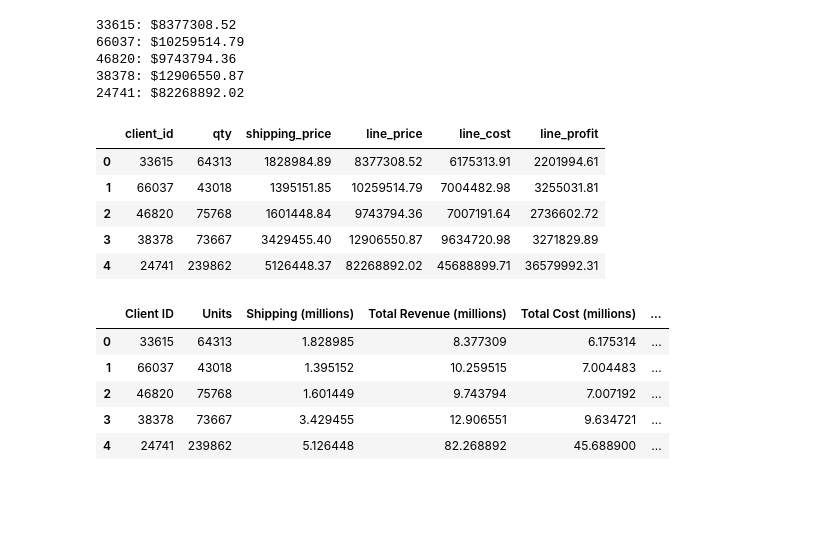
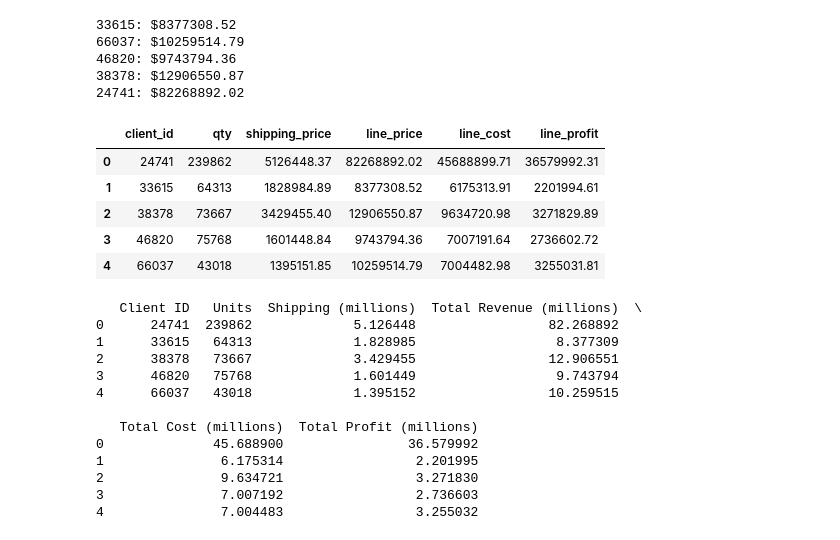
Before and after one commit to roddarakesh/-pandas-challenge-1, a Jupyter notebook: wholesale_data_analysis_starter_code.ipynb, the cells around one changed output. Saved outputs shown, nothing was run; the diff lists cells and outputs as text; code cells hidden in the pictures; blank space fills up the shorter version.

```diff
--- a/wholesale_data_analysis_starter_code.ipynb
+++ b/wholesale_data_analysis_starter_code.ipynb
@@ -98,6 +90,6 @@ Name: count, dtype: int64
 # %%
 # Store the client ids of those top 5 clients in a list.
-list = df['client_id'].value_counts().head(5).index.tolist()
-print(list)
+top_5_clients_list = df['client_id'].value_counts().head(5).index.tolist()
+print(top_5_clients_list)
 # %% [output]
 [33615, 66037, 46820, 38378, 24741]
@@ -197,32 +182,62 @@ Use the new columns with confirmed values to find the following information.
 # %%
 # Create a summary DataFrame showing the totals for the for the top 5 clients with the following information:
 # total units purchased, total shipping price, total revenue, and total profit.
+summary_df = df.groupby('client_id').agg(
+    qty=('qty', 'sum'),
+    shipping_price=('shipping_price', 'sum'),
+    line_price=('line_price', 'sum'),
+    line_cost=('line_cost', 'sum'),
+    line_profit=('line_profit', 'sum')
+).reset_index()
+summary_df_top_5 = summary_df[summary_df['client_id'].isin(top_5_clients_list)].reset_index(drop=True)
+summary_df_top_5.head()
 # %% [output]
 |  | client_id | qty | shipping_price | line_price | line_cost | line_profit |
-| 0 | 33615 | 64313 | 1828984.89 | 8377308.52 | 6175313.91 | 2201994.61 |
-| 1 | 66037 | 43018 | 1395151.85 | 10259514.79 | 7004482.98 | 3255031.81 |
-| 2 | 46820 | 75768 | 1601448.84 | 9743794.36 | 7007191.64 | 2736602.72 |
-| 3 | 38378 | 73667 | 3429455.40 | 12906550.87 | 9634720.98 | 3271829.89 |
-| 4 | 24741 | 239862 | 5126448.37 | 82268892.02 | 45688899.71 | 36579992.31 |
+| 0 | 24741 | 239862 | 5126448.37 | 82268892.02 | 45688899.71 | 36579992.31 |
+| 1 | 33615 | 64313 | 1828984.89 | 8377308.52 | 6175313.91 | 2201994.61 |
+| 2 | 38378 | 73667 | 3429455.40 | 12906550.87 | 9634720.98 | 3271829.89 |
+| 3 | 46820 | 75768 | 1601448.84 | 9743794.36 | 7007191.64 | 2736602.72 |
+| 4 | 66037 | 43018 | 1395151.85 | 10259514.79 | 7004482.98 | 3255031.81 |
 # %%
 # Format the data and rename the columns to names suitable for presentation.
+summary_df_formatted = summary_df_top_5.rename(columns={
+    'client_id': 'Client ID',
+    'qty': 'Units'
+})
 
 # Define the money columns.
-
+money_cols = ['shipping_price', 'line_price', 'line_cost', 'line_profit']
 
 # Define a function that converts a dollar amount to millions.
-
+def to_millions(value):
+    return value / 1_000_000
 
 # Apply the currency_format_millions function to only the money columns.
-
+for col in money_cols:
+    summary_df_formatted[col] = summary_df_formatted[col].apply(to_millions)
 
 # Rename the columns to reflect the change in the money format.
+summary_df_formatted = summary_df_formatted.rename(columns={
+    'shipping_price': 'Shipping (millions)',
+    'line_price': 'Total Revenue (millions)',
+    'line_cost': 'Total Cost (millions)',
+    'line_profit': 'Total Profit (millions)'
+})
+
+print(summary_df_formatted[['Client ID', 'Units', 'Shipping (millions)', 'Total Revenue (millions)','Total Cost (millions)', 'Total Profit (millions)']])
 # %% [output]
-|  | Client ID | Units | Shipping (millions) | Total Revenue (millions) | Total Cost (millions) | ... |
-| 0 | 33615 | 64313 | 1.828985 | 8.377309 | 6.175314 | ... |
-| 1 | 66037 | 43018 | 1.395152 | 10.259515 | 7.004483 | ... |
-| 2 | 46820 | 75768 | 1.601449 | 9.743794 | 7.007192 | ... |
-| 3 | 38378 | 73667 | 3.429455 | 12.906551 | 9.634721 | ... |
-| 4 | 24741 | 239862 | 5.126448 | 82.268892 | 45.688900 | ... |
+   Client ID   Units  Shipping (millions)  Total Revenue (millions)  \
+0      24741  239862             5.126448                 82.268892
+1      33615   64313             1.828985                  8.377309
+2      38378   73667             3.429455                 12.906551
+3      46820   75768             1.601449                  9.743794
+4      66037   43018             1.395152                 10.259515
+
+   Total Cost (millions)  Total Profit (millions)
+0              45.688900                36.579992
+1               6.175314                 2.201995
+2               9.634721                 3.271830
+3               7.007192                 2.736603
+4               7.004483                 3.255032
 # %%
 # Sort the updated data by "Total Profit (millions)" form highest to lowest and assign the sort to a new DatFrame.
```
Also changed, not shown: parts of 11 cells of this notebook.
